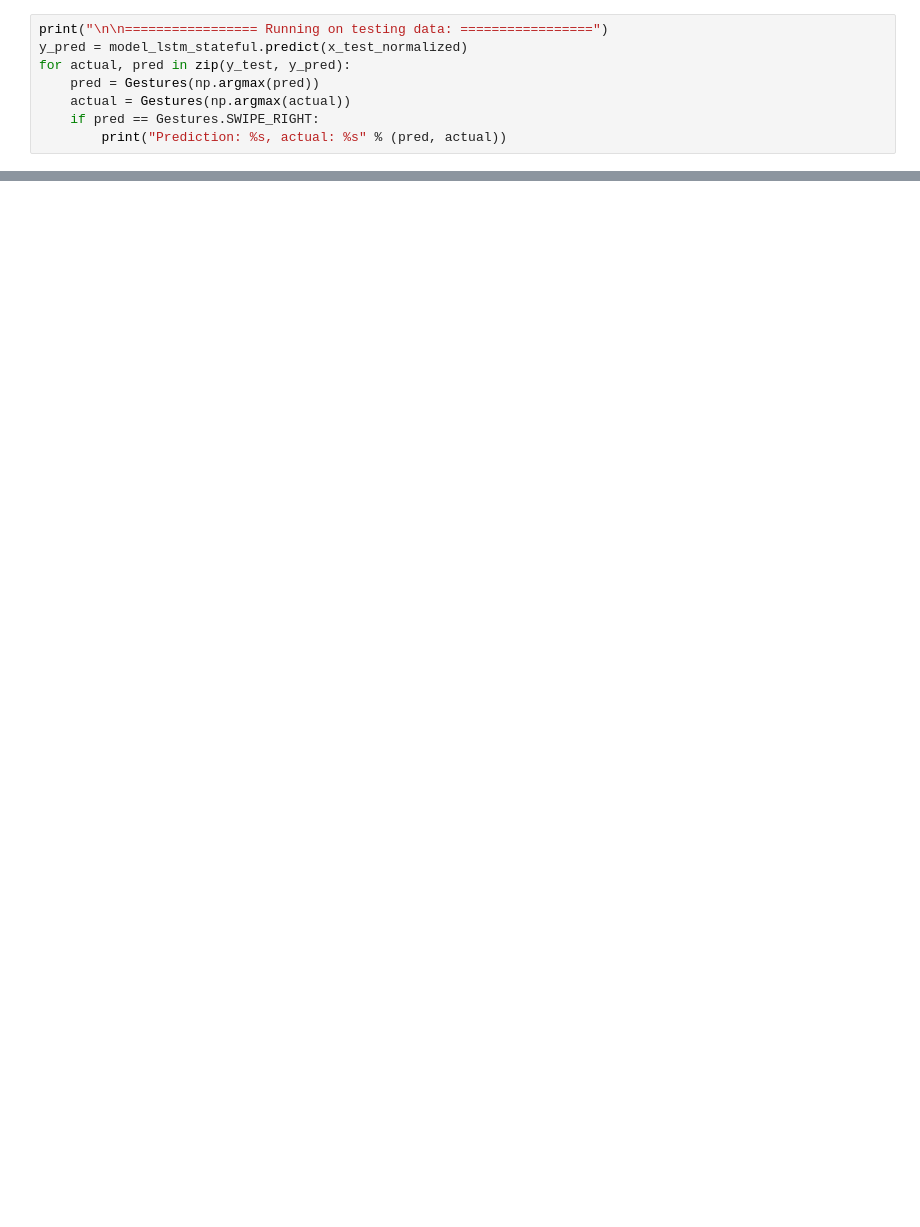
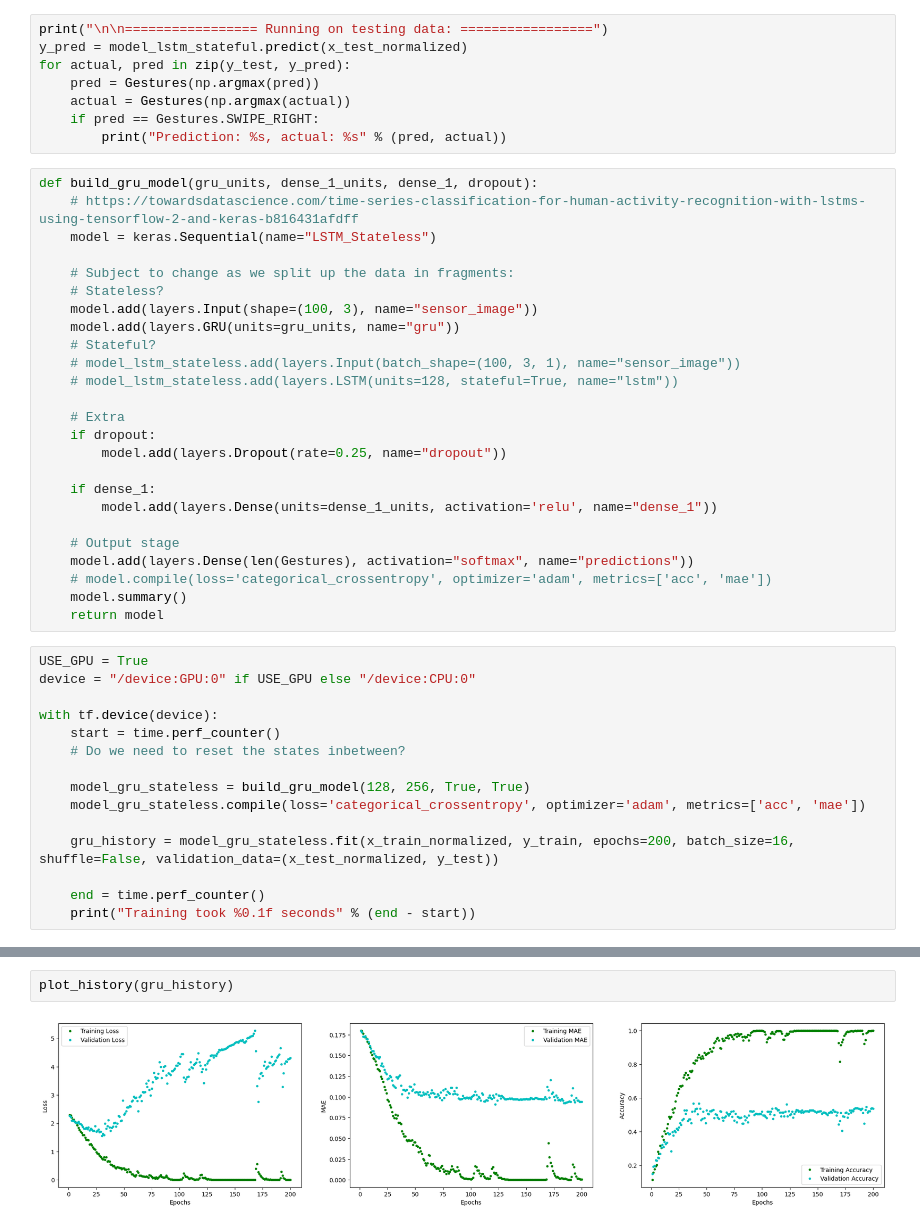
Before and after one commit to SemvandenBroek/CSE3000-gestures, a Jupyter notebook: ml-dev/test_data.ipynb, the cells around one changed output, grey strips where cells are left out. Saved outputs shown, nothing was run; the diff lists cells and outputs as text; blank space fills up the shorter version.

```diff
--- a/ml-dev/test_data.ipynb
+++ b/ml-dev/test_data.ipynb
@@ -702,3 +1044,43 @@ for actual, pred in zip(y_test, y_pred):
     actual = Gestures(np.argmax(actual))
     if pred == Gestures.SWIPE_RIGHT:
         print("Prediction: %s, actual: %s" % (pred, actual))
+# %%
+def build_gru_model(gru_units, dense_1_units, dense_1, dropout):
+    # https://towardsdatascience.com/time-series-classification-for-human-activity-recognition-with-lstms-using-tensorflow-2-and-keras-b816431afdff
+    model = keras.Sequential(name="LSTM_Stateless")
+
+    # Subject to change as we split up the data in fragments:
+    # Stateless?
+    model.add(layers.Input(shape=(100, 3), name="sensor_image"))
+    model.add(layers.GRU(units=gru_units, name="gru"))
+    # Stateful?
+    # model_lstm_stateless.add(layers.Input(batch_shape=(100, 3, 1), name="sensor_image"))
+    # model_lstm_stateless.add(layers.LSTM(units=128, stateful=True, name="lstm"))
+
+    # Extra
+    if dropout:
+        model.add(layers.Dropout(rate=0.25, name="dropout"))
+
+    if dense_1:
+        model.add(layers.Dense(units=dense_1_units, activation='relu', name="dense_1"))
+
+    # Output stage
+    model.add(layers.Dense(len(Gestures), activation="softmax", name="predictions"))
+    # model.compile(loss='categorical_crossentropy', optimizer='adam', metrics=['acc', 'mae'])
+    model.summary()
+    return model
+# %%
+USE_GPU = True
+device = "/device:GPU:0" if USE_GPU else "/device:CPU:0"
+
+with tf.device(device):
+    start = time.perf_counter()
+    # Do we need to reset the states inbetween?
+
+    model_gru_stateless = build_gru_model(128, 256, True, True)
+    model_gru_stateless.compile(loss='categorical_crossentropy', optimizer='adam', metrics=['acc', 'mae'])
+
+    gru_history = model_gru_stateless.fit(x_train_normalized, y_train, epochs=200, batch_size=16, shuffle=False, validation_data=(x_test_normalized, y_test))
+
+    end = time.perf_counter()
+    print("Training took %0.1f seconds" % (end - start))
@@ -704,0 +1147,4 @@ for actual, pred in zip(y_test, y_pred):
+# %%
+plot_history(gru_history)
+# %% [output]
+[figure, added]
```
Also changed, not shown: parts of 36 cells of this notebook, 9 other files.
